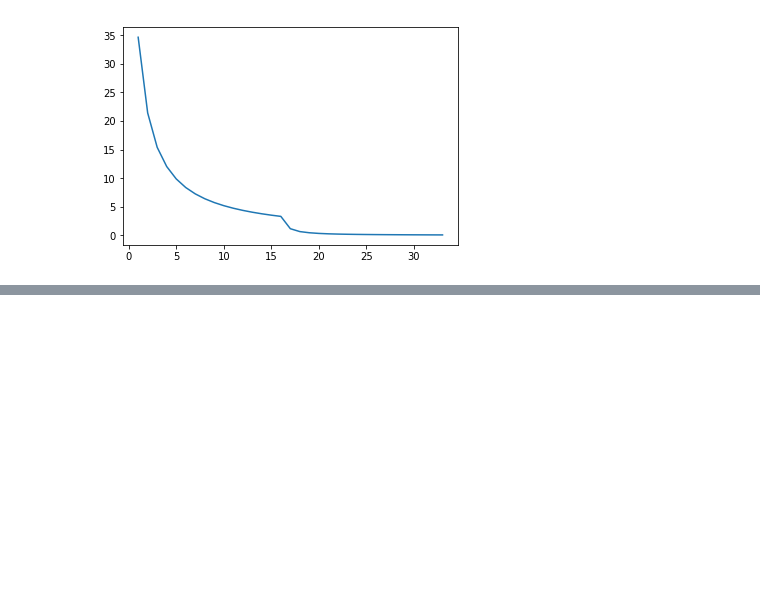
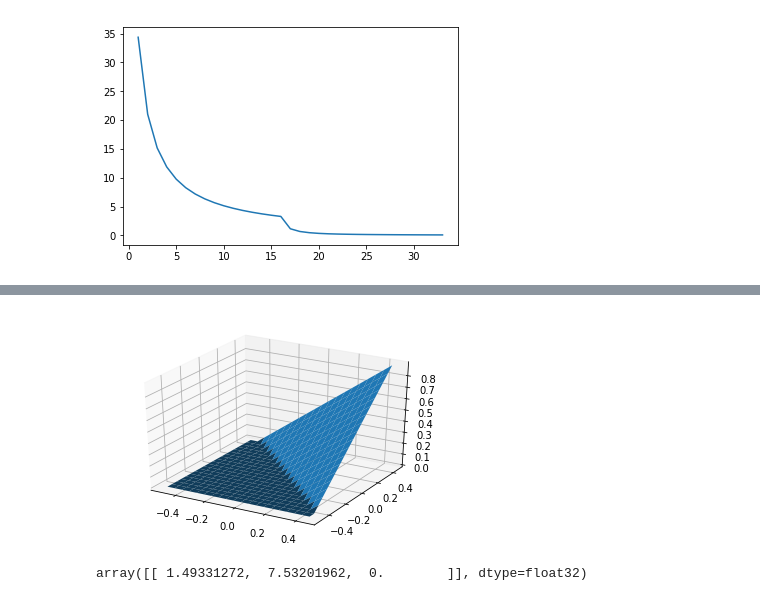
Before and after one commit to nabeelvalley/docs, a Jupyter notebook: dsx-with-python/notebooks/deep-learning-with-tensorflow.ipynb, the cells around one changed output, grey strips where cells are left out. Saved outputs shown, nothing was run; the diff lists cells and outputs as text; code cells hidden in the pictures; blank space fills up the shorter version.

```diff
--- a/dsx-with-python/notebooks/deep-learning-with-tensorflow.ipynb
+++ b/dsx-with-python/notebooks/deep-learning-with-tensorflow.ipynb
@@ -665,0 +785,9 @@ plt.show()
+# %%
+plot_act(1, tf.nn.relu)
+# %% [output]
+[figure, added]
+# %%
+act = tf.nn.relu(tf.matmul(i, w) + b)
+act.eval(session=sess)
+# %% [output]
+array([[ 1.49331272,  7.53201962,  0.        ]], dtype=float32)
```
Also changed, not shown: parts of 22 cells of this notebook.
